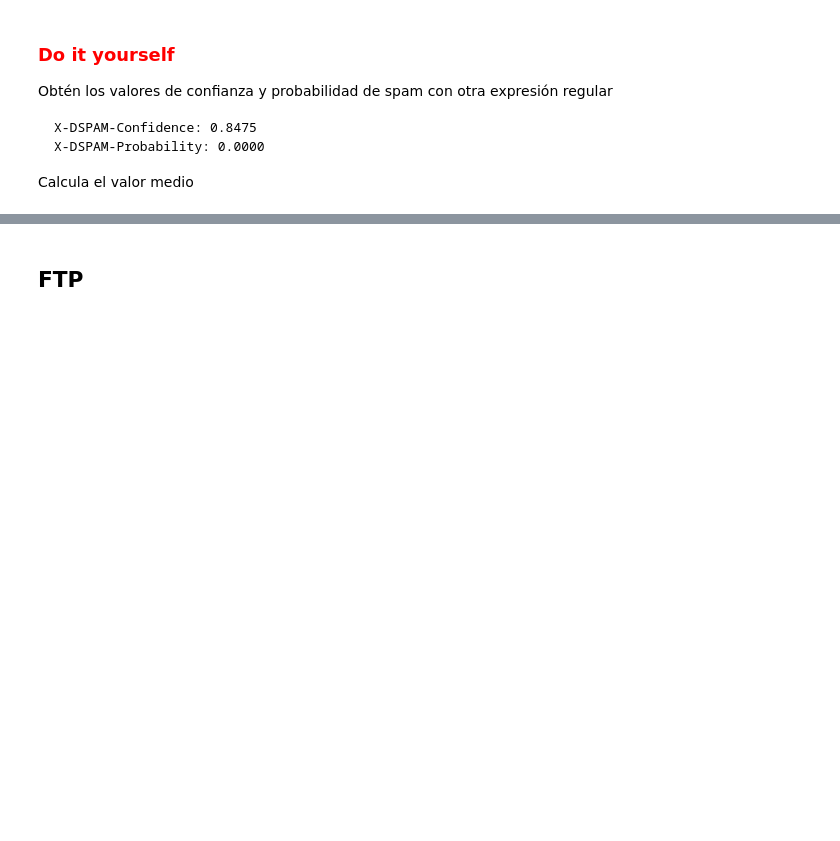
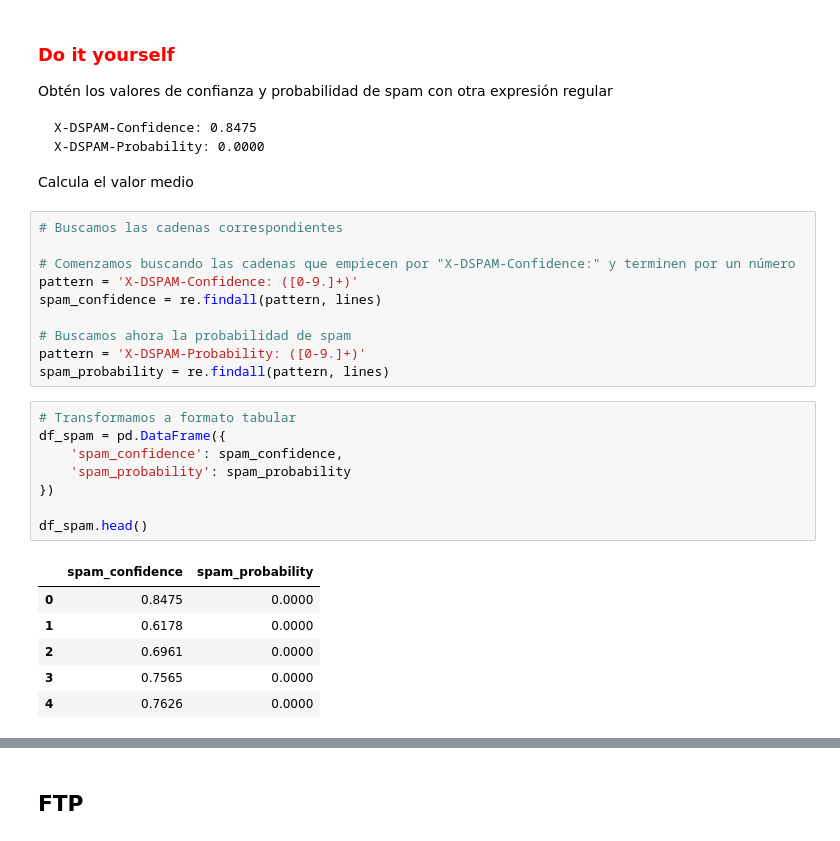
Before and after one commit to Adrianrobarq/DataScienceIEBS, a Jupyter notebook: Bloque 8/Sprint 1/Tema 1 - Lectura de archivos en Python.ipynb, the cells around one changed output, grey strips where cells are left out. Drawn from its saved outputs; the diff is of its cells as text; blank space fills up the shorter version.

````diff
--- a/Bloque 8/Sprint 1/Tema 1 - Lectura de archivos en Python.ipynb
+++ b/Bloque 8/Sprint 1/Tema 1 - Lectura de archivos en Python.ipynb
@@ -520,3 +520,28 @@ X-DSPAM-Probability: 0.0000
 ```
 
 Calcula el valor medio
+# %%
+# Buscamos las cadenas correspondientes
+
+# Comenzamos buscando las cadenas que empiecen por "X-DSPAM-Confidence:" y terminen por un número
+pattern = 'X-DSPAM-Confidence: ([0-9.]+)'
+spam_confidence = re.findall(pattern, lines)
+
+# Buscamos ahora la probabilidad de spam
+pattern = 'X-DSPAM-Probability: ([0-9.]+)'
+spam_probability = re.findall(pattern, lines)
+# %%
+# Transformamos a formato tabular
+df_spam = pd.DataFrame({
+    'spam_confidence': spam_confidence,
+    'spam_probability': spam_probability
+})
+
+df_spam.head()
+# %% [output]
+|  | spam_confidence | spam_probability |
+| 0 | 0.8475 | 0.0000 |
+| 1 | 0.6178 | 0.0000 |
+| 2 | 0.6961 | 0.0000 |
+| 3 | 0.7565 | 0.0000 |
+| 4 | 0.7626 | 0.0000 |
````
Also changed, not shown: parts of 4 cells of this notebook, 1 other file.
